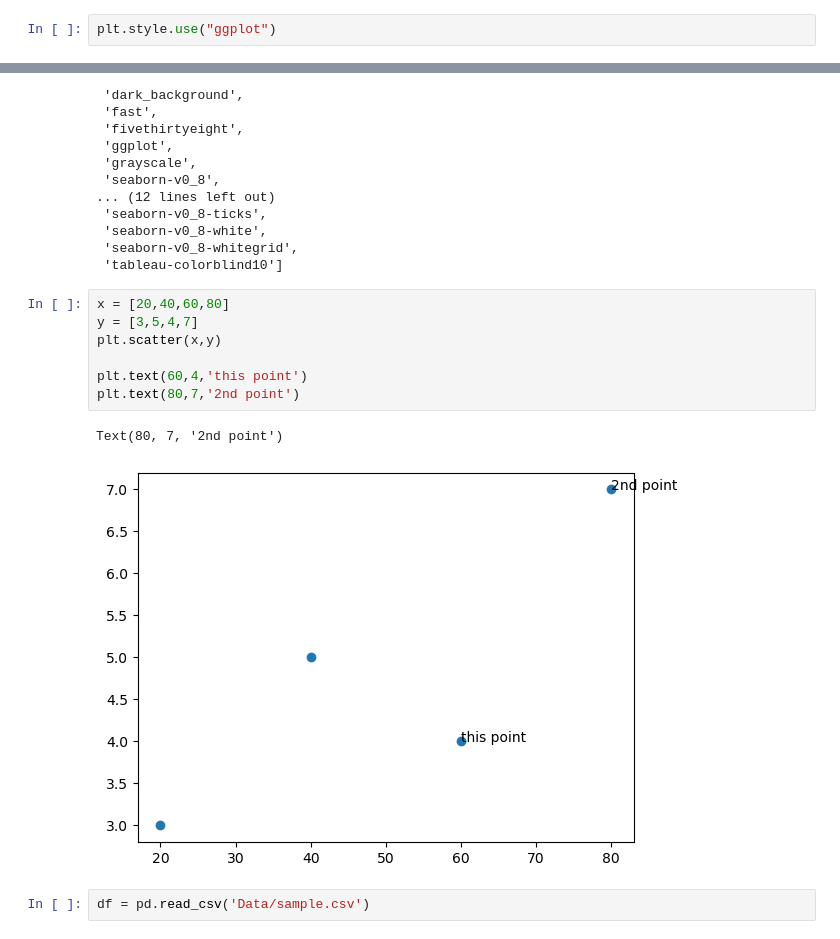
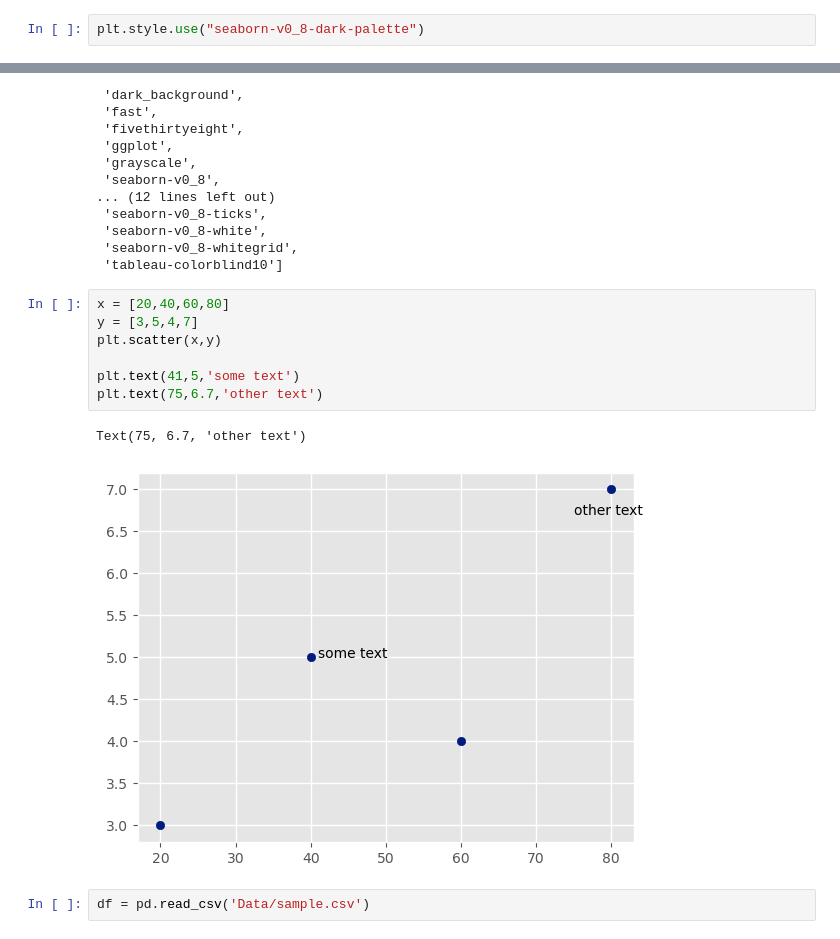
Before and after one commit to suraj4502/DS-Material, a Jupyter notebook: matplotlib_class.ipynb, the cells around one changed output, grey strips where cells are left out. Cells and saved outputs as stored; diff of their text form.

```diff
--- a/matplotlib_class.ipynb
+++ b/matplotlib_class.ipynb
@@ -502,5 +518,5 @@ plt.show()
 # %%
-plt.style.use("ggplot")
+plt.style.use("seaborn-v0_8-dark-palette")
 # %%
 plt.style.available
 # %% [output]
@@ -524,13 +540,13 @@ plt.style.available
 # %%
 x = [20,40,60,80]
 y = [3,5,4,7]
 plt.scatter(x,y)
 
-plt.text(60,4,'this point')
-plt.text(80,7,'2nd point')
+plt.text(41,5,'some text')
+plt.text(75,6.7,'other text')
 # %% [output]
-Text(80, 7, '2nd point')
+Text(75, 6.7, 'other text')
-[figure, old version]
+[figure, new version]
 # %%
 df = pd.read_csv('Data/sample.csv')
 # %%
```
Also changed, not shown: parts of 14 cells of this notebook, 4 other files.
